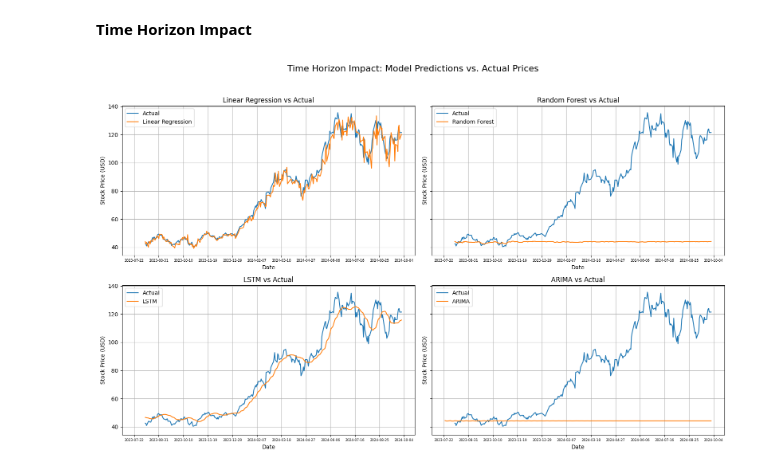
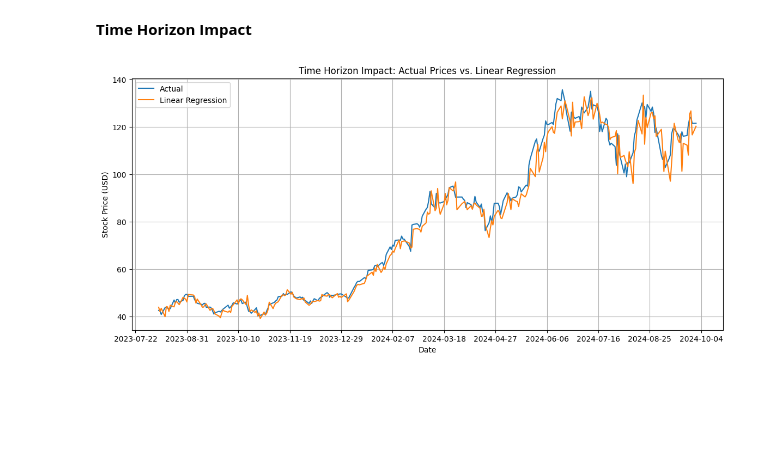
Before and after one commit to smkhowaja08/data-science-project, a Jupyter notebook: predicting_nvidia_stock_prices_using_machine_learning_models.ipynb, the cells around one changed output. Drawn from its saved outputs; the diff is of its cells as text; code cells hidden in the pictures; blank space fills up the shorter version.

```diff
--- a/predicting_nvidia_stock_prices_using_machine_learning_models.ipynb
+++ b/predicting_nvidia_stock_prices_using_machine_learning_models.ipynb
@@ -826,58 +826,2 @@ plt.show()
 # %% [markdown]
 **Time Horizon Impact**
-# %%
-# Convert the 'Date' column to datetime format, if it exists
-if 'Date' in df_nvidia.columns:
-    df_nvidia['Date'] = pd.to_datetime(df_nvidia['Date'], unit='ns', errors='coerce') # Convert using nanoseconds if needed
-    df_nvidia.set_index('Date', inplace=True) # Set 'Date' as the index for time series plotting
-
-# Time Horizon Impact Linear Regression, Random Forests, LSTM, ARIMA
-# Create a 2x2 grid of subplots for comparing model predictions
-fig, ax = plt.subplots(2, 2, figsize=(16, 10), sharex=True, sharey=True)
-
-# Plot: Linear Regression vs Actual
-ax[0, 0].plot(df_nvidia.index[-len(y_test):], y_actual, label='Actual') # True values
-ax[0, 0].plot(df_nvidia.index[-len(y_test):], y_pred_lr_inv, label='Linear Regression') # Predicted values
-ax[0, 0].set_title("Linear Regression vs Actual")
-ax[0, 0].legend()
-ax[0, 0].grid(True)
-
-# Plot: Random Forest vs Actual
-ax[0, 1].plot(df_nvidia.index[-len(y_test):], y_actual, label='Actual')
-ax[0, 1].plot(df_nvidia.index[-len(y_test):], y_pred_rf_inv, label='Random Forest')
-ax[0, 1].set_title("Random Forest vs Actual")
-ax[0, 1].legend()
-ax[0, 1].grid(True)
-
-# Plot: LSTM vs Actual
-ax[1, 0].plot(df_nvidia.index[-len(y_test):], y_actual, label='Actual')
-ax[1, 0].plot(df_nvidia.index[-len(y_test):], y_pred.flatten(), label='LSTM')
-ax[1, 0].set_title("LSTM vs Actual")
-ax[1, 0].legend()
-ax[1, 0].grid(True)
-
-# Plot: ARIMA vs Actual
-ax[1, 1].plot(df_nvidia.index[-len(y_test):], y_actual, label='Actual')
-ax[1, 1].plot(df_nvidia.index[-len(test):], forecast, label='ARIMA') # Use 'test' length for ARIMA predictions
-ax[1, 1].set_title("ARIMA vs Actual")
-ax[1, 1].legend()
-ax[1, 1].grid(True)
-
-# Apply formatting to all subplots
-for axs in ax.flat:
-    axs.set_xlabel("Date") # Label for x-axis
-    axs.set_ylabel("Stock Price (USD)") # Label for y-axis
-    axs.xaxis.set_major_locator(plt.MaxNLocator(12)) # Limit number of x-axis ticks
-    axs.tick_params(axis='x', labelsize=6)  # Set smaller font for x-axis labels
-    axs.tick_params(labelbottom=True) # Ensure bottom labels are shown even if shared
-
-# Add a super title across all subplots
-fig.suptitle("Time Horizon Impact: Model Predictions vs. Actual Prices", fontsize=16)
-# Adjust layout to prevent overlapping
-fig.tight_layout(rect=[0, 0, 1, 0.95])
-
-# Save the entire figure as a PNG image and display image
-plt.savefig('nvidia-time-horizon-prediction-comparison.png')
-plt.show()
-# %% [output]
-[figure, removed]
@@ -883,0 +833,20 @@ plt.show()
+# %%
+# Time Horizon Impact of Linear Regression
+plt.figure(figsize=(14, 6))
+# Plot the actual stock prices for the test period
+plt.plot(df_nvidia.index[-len(y_test):], y_actual, label='Actual')
+# Plot the Linear Regression predicted stock prices
+plt.plot(df_nvidia.index[-len(y_test):], y_pred_lr_inv, label='Linear Regression')
+
+# Format the x-axis to limit the number of date labels for readability
+plt.gca().xaxis.set_major_locator(plt.MaxNLocator(12))
+
+plt.legend(loc='upper left')
+plt.title("Time Horizon Impact: Actual Prices vs. Linear Regression")
+plt.xlabel("Date")
+plt.ylabel("Stock Price (USD)")
+plt.grid(True)
+plt.savefig('nvidia-linear-regression-time-horizon-comparison.png')
+plt.show()
+# %% [output]
+[figure, added]
```
Also changed, not shown: parts of 12 cells of this notebook, 11 other files.
